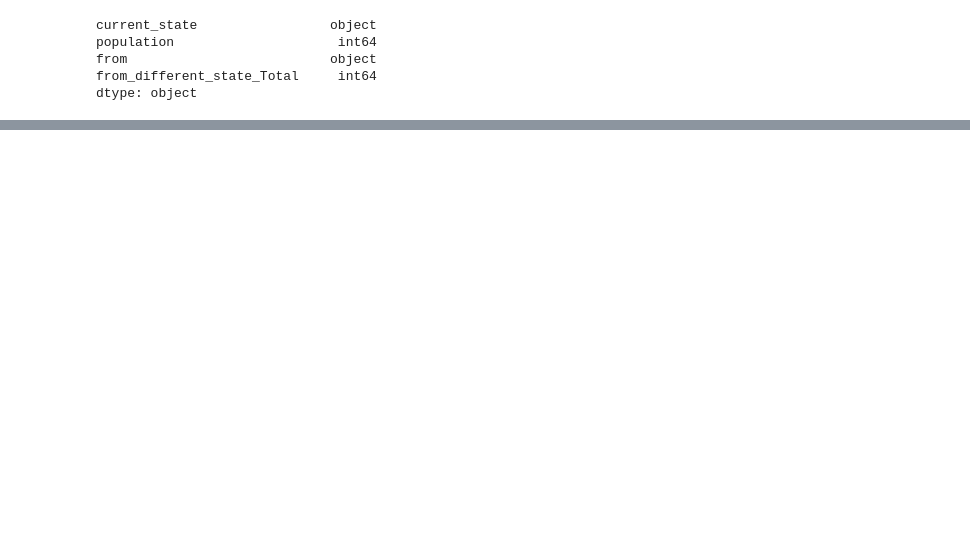
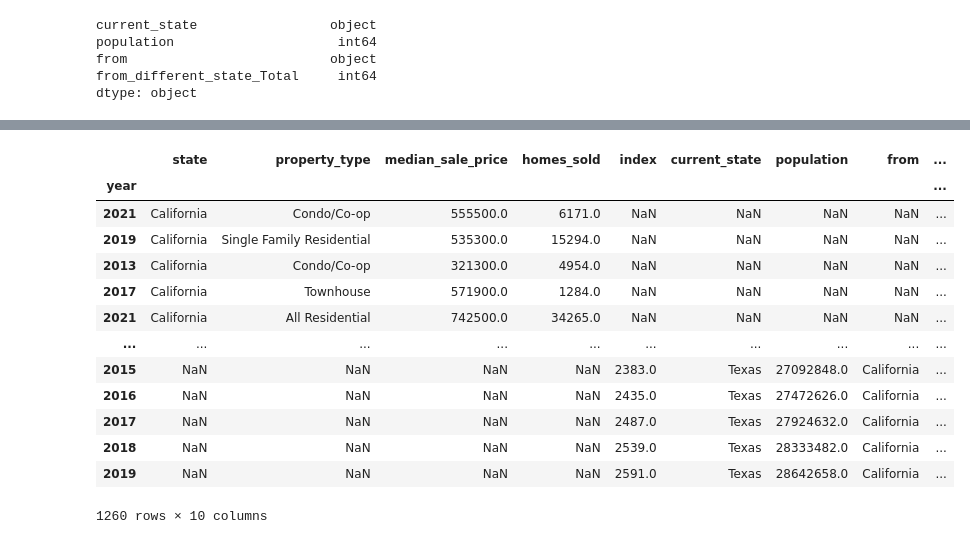
Before and after one commit to sarmstrong9/Group_Project_Real_Estate, a Jupyter notebook: cleaning_data.ipynb, the cells around one changed output, grey strips where cells are left out. Saved outputs shown, nothing was run; the diff lists cells and outputs as text; code cells hidden in the pictures; blank space fills up the shorter version.

```diff
--- a/cleaning_data.ipynb
+++ b/cleaning_data.ipynb
@@ -309,0 +310,18 @@ full_df
+# %%
+full_df = full_df.set_index('year')
+full_df
+# %% [output]
+|  | state | property_type | median_sale_price | homes_sold | index | current_state | population | from | ... |
+| year |  |  |  |  |  |  |  |  | ... |
+| 2021 | California | Condo/Co-op | 555500.0 | 6171.0 | NaN | NaN | NaN | NaN | ... |
+| 2019 | California | Single Family Residential | 535300.0 | 15294.0 | NaN | NaN | NaN | NaN | ... |
+| 2013 | California | Condo/Co-op | 321300.0 | 4954.0 | NaN | NaN | NaN | NaN | ... |
+| 2017 | California | Townhouse | 571900.0 | 1284.0 | NaN | NaN | NaN | NaN | ... |
+| 2021 | California | All Residential | 742500.0 | 34265.0 | NaN | NaN | NaN | NaN | ... |
+| ... | ... | ... | ... | ... | ... | ... | ... | ... | ... |
+| 2015 | NaN | NaN | NaN | NaN | 2383.0 | Texas | 27092848.0 | California | ... |
+| 2016 | NaN | NaN | NaN | NaN | 2435.0 | Texas | 27472626.0 | California | ... |
+| 2017 | NaN | NaN | NaN | NaN | 2487.0 | Texas | 27924632.0 | California | ... |
+| 2018 | NaN | NaN | NaN | NaN | 2539.0 | Texas | 28333482.0 | California | ... |
+| 2019 | NaN | NaN | NaN | NaN | 2591.0 | Texas | 28642658.0 | California | ... |
+1260 rows × 10 columns
```
Also changed, not shown: parts of 9 cells of this notebook.
